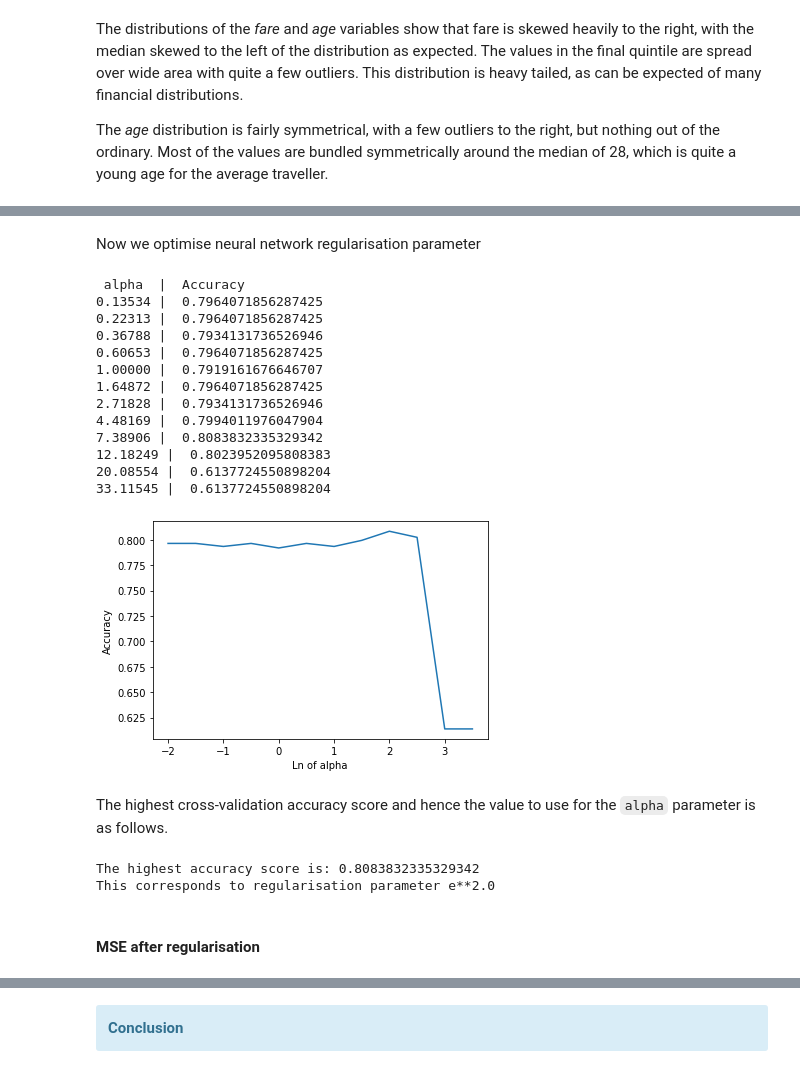
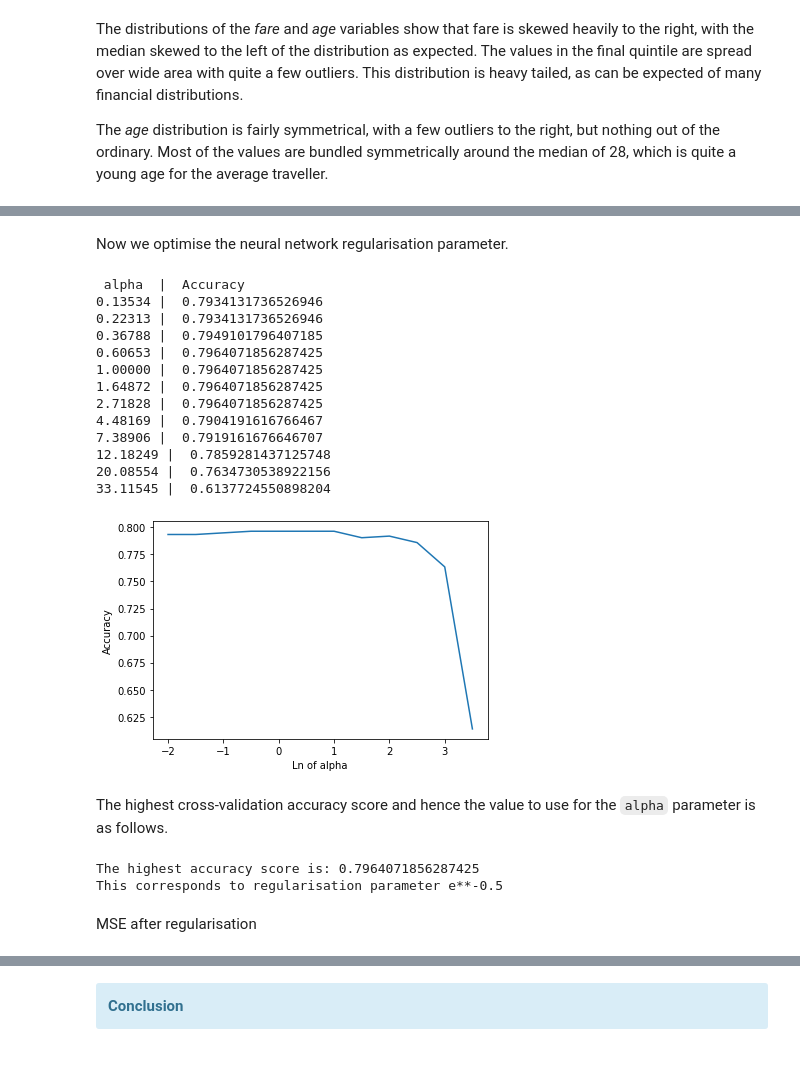
Before and after one commit to LourensWalters/Kaggle, a Jupyter notebook: titanic/notebooks/titanic_baseline.ipynb, the cells around one changed output, grey strips where cells are left out. Drawn from its saved outputs; the diff is of its cells as text; code cells hidden in the pictures.

```diff
--- a/titanic/notebooks/titanic_baseline.ipynb
+++ b/titanic/notebooks/titanic_baseline.ipynb
@@ -731,0 +816,12 @@ We now optimise the NN architecture.
+# %%
+# Now we create a variable
+df_train_trans['ticket_freq'] = df_train_trans.groupby('ticket')['ticket'].transform('count')
+df_test_trans['ticket_freq'] = df_test_trans.groupby('ticket')['ticket'].transform('count')
+# %%
+df_train_trans['ticket_freq'] = df_train_trans['ticket_freq'].apply(lambda x: 1 if x == 1
+else 0)
+# Same transformation for test set - don't need one hot encoding as variable is binary
+df_test_trans['ticket_freq'] = df_test_trans['ticket_freq'].apply(lambda x: 1 if x == 1
+else 0)
+
+df_train_trans['ticket_freq'].value_counts()
@@ -731,0 +832,3 @@ We now optimise the NN architecture.
+# %%
+names_all = list(df_train_trans.columns)
+print(names_all)
@@ -731,0 +868,12 @@ We now optimise the NN architecture.
+# %%
+# Group response values to form binary response
+y = df_train_trans.loc[:, 'survived']
+
+# Split data into features (X) and response (y)
+X = df_train_trans.loc[:, names_all]
+
+# Consider using another dataframe for applying testing
+df_test_trans = df_test_trans.loc[:, names_all]
+
+# Put the response y into an array
+y = np.ravel(y)
@@ -773,48 +1435,51 @@ This corresponds to nodes (2, 5)
 # %% [markdown]
-Now we optimise neural network regularisation parameter
+Now we optimise the neural network regularisation parameter.
 # %%
-# Select range over which to find regularisation parameter - exponential used for even distribution of values
+# Select range over which to find regularisation parameter - exponential used for even
+# distribution of values
 reg_par = [np.e**n for n in np.arange(-2,4,0.5)]
 
 validation_scores = {}
 print(" alpha  |  Accuracy")
 for param in reg_par:
-    reg = MLPClassifier(max_iter=1000000, solver="adam", activation="tanh", hidden_layer_sizes=optimal_hidden_layer_size, alpha=param,
-                        random_state=1)
+    reg = MLPClassifier(max_iter=1000000, solver="adam", activation="tanh",
+                        hidden_layer_sizes=optimal_hidden_layer_size, alpha=param, random_state=1)
     score = cross_val_score(estimator=reg, X=X_train, y=y_train, cv=2, scoring="accuracy")
     validation_scores[param] = score.mean()
     print("%0.5f |  %s" % (param, score.mean()))
 
 # Plot the accuracy function against regularisation parameter
 plt.plot([np.log(i) for i in validation_scores.keys()], list(validation_scores.values()));
 plt.xlabel("Ln of alpha");
 plt.ylabel("Accuracy");
 # %% [output]
  alpha  |  Accuracy
-0.13534 |  0.7964071856287425
-0.22313 |  0.7964071856287425
-0.36788 |  0.7934131736526946
+0.13534 |  0.7934131736526946
+0.22313 |  0.7934131736526946
+0.36788 |  0.7949101796407185
 0.60653 |  0.7964071856287425
-1.00000 |  0.7919161676646707
+1.00000 |  0.7964071856287425
 1.64872 |  0.7964071856287425
-2.71828 |  0.7934131736526946
-4.48169 |  0.7994011976047904
-7.38906 |  0.8083832335329342
-12.18249 |  0.8023952095808383
-20.08554 |  0.6137724550898204
+2.71828 |  0.7964071856287425
+4.48169 |  0.7904191616766467
+7.38906 |  0.7919161676646707
+12.18249 |  0.7859281437125748
+20.08554 |  0.7634730538922156
 33.11545 |  0.6137724550898204
-[figure, old version]
+[figure, new version]
 # %% [markdown]
-The highest cross-validation accuracy score and hence the value to use for the `alpha` parameter is as follows.
+The highest cross-validation accuracy score and hence the value to use for the `alpha` parameter
+is as follows.
 # %%
-max_score = ([np.log(name) for name, score in validation_scores.items() if score==max(validation_scores.values())][0])
+max_score = ([np.log(name) for name, score in validation_scores.items() if score==max
+(validation_scores.values())][0])
 # Find lowest value.
 print("The highest accuracy score is: %s" % (max(validation_scores.values())))
 print("This corresponds to regularisation parameter e**%s" % max_score)
 # %% [output]
-The highest accuracy score is: 0.8083832335329342
-This corresponds to regularisation parameter e**2.0
+The highest accuracy score is: 0.7964071856287425
+This corresponds to regularisation parameter e**-0.5
 # %% [markdown]
-#### MSE after regularisation
+MSE after regularisation
 # %%
 # Fit data with the best parameter
```
Also changed, not shown: parts of 116 cells of this notebook, 21 other files.
